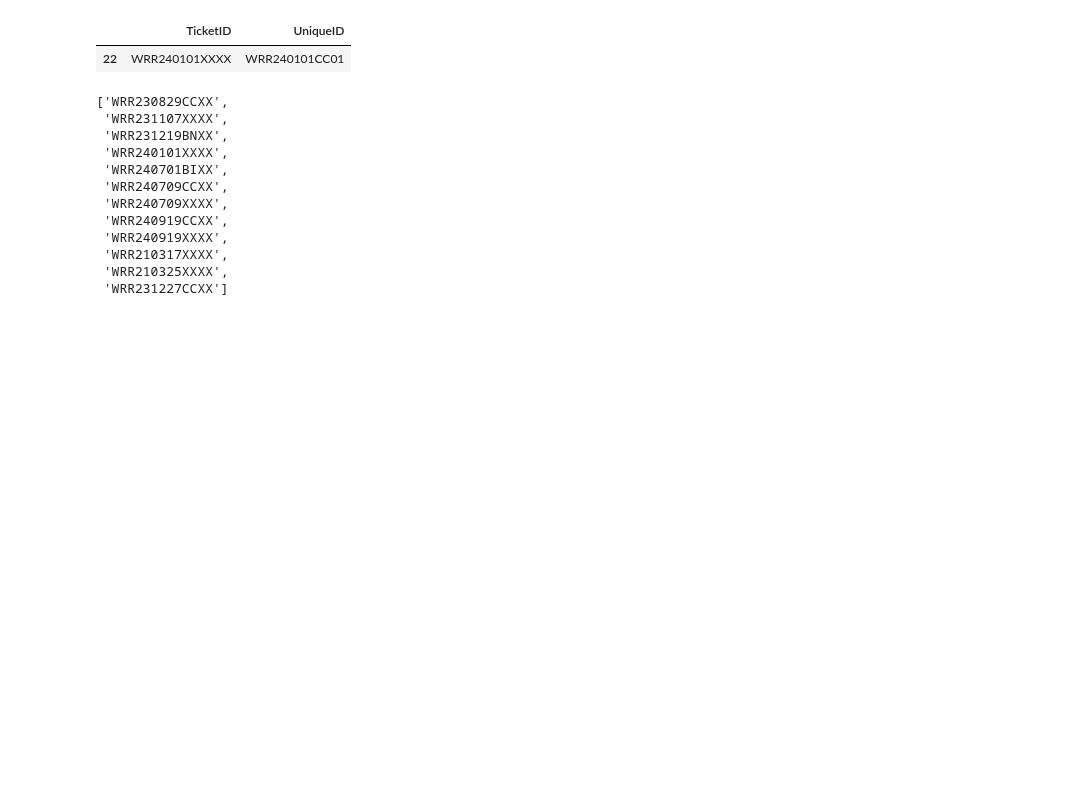
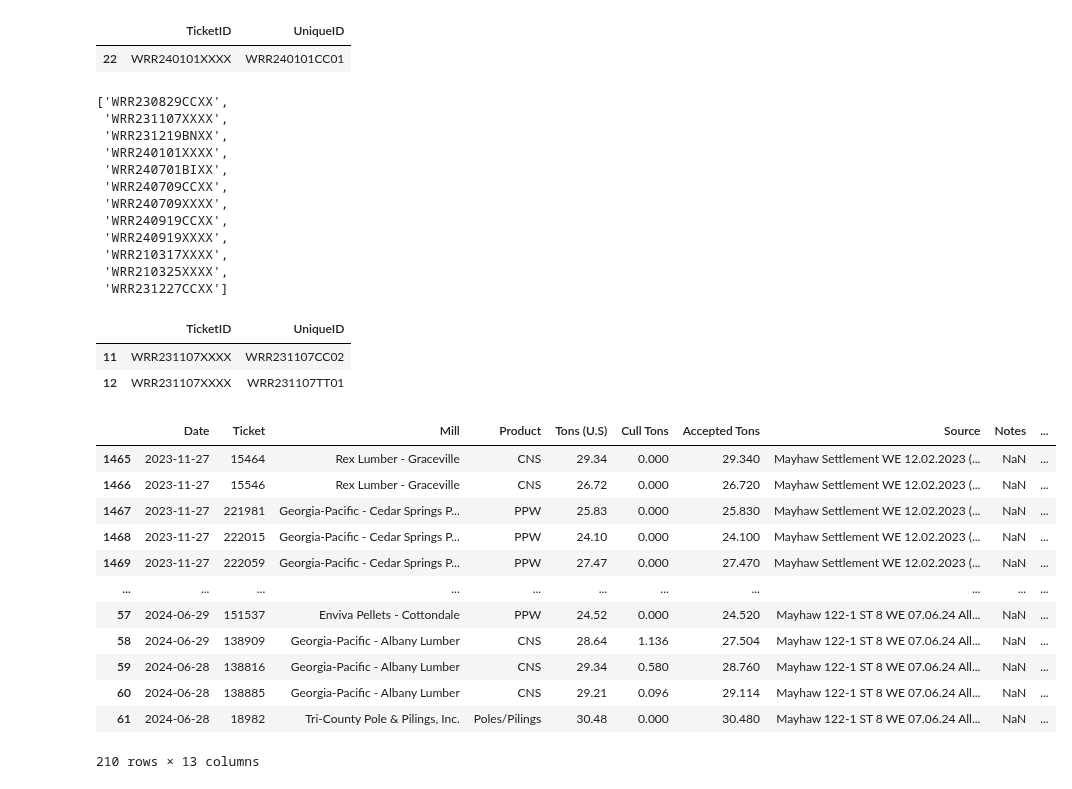
Before and after one commit to BilyBrown/sqlite3-tutorial, a Jupyter notebook: create_wrr_tables_00.ipynb, the cells around one changed output. Drawn from its saved outputs; the diff is of its cells as text; code cells hidden in the pictures; blank space fills up the shorter version.

```diff
--- a/create_wrr_tables_00.ipynb
+++ b/create_wrr_tables_00.ipynb
@@ -775,3 +775,25 @@ ticketid_table[ticketid_table['TicketID'].str.contains('X')]['TicketID'].unique(
  'WRR210317XXXX',
  'WRR210325XXXX',
  'WRR231227CCXX']
+# %%
+ticketid_table[ticketid_table['TicketID'] == 'WRR231107XXXX']
+# %% [output]
+|  | TicketID | UniqueID |
+| 11 | WRR231107XXXX | WRR231107CC02 |
+| 12 | WRR231107XXXX | WRR231107TT01 |
+# %%
+mill_df[mill_df['TicketID'] == 'WRR231107CC02']
+# %% [output]
+|  | Date | Ticket | Mill | Product | Tons (U.S) | Cull Tons | Accepted Tons | Source | Notes | ... |
+| 1465 | 2023-11-27 | 15464 | Rex Lumber - Graceville | CNS | 29.34 | 0.000 | 29.340 | Mayhaw Settlement WE 12.02.2023 (... | NaN | ... |
+| 1466 | 2023-11-27 | 15546 | Rex Lumber - Graceville | CNS | 26.72 | 0.000 | 26.720 | Mayhaw Settlement WE 12.02.2023 (... | NaN | ... |
+| 1467 | 2023-11-27 | 221981 | Georgia-Pacific - Cedar Springs P... | PPW | 25.83 | 0.000 | 25.830 | Mayhaw Settlement WE 12.02.2023 (... | NaN | ... |
+| 1468 | 2023-11-27 | 222015 | Georgia-Pacific - Cedar Springs P... | PPW | 24.10 | 0.000 | 24.100 | Mayhaw Settlement WE 12.02.2023 (... | NaN | ... |
+| 1469 | 2023-11-27 | 222059 | Georgia-Pacific - Cedar Springs P... | PPW | 27.47 | 0.000 | 27.470 | Mayhaw Settlement WE 12.02.2023 (... | NaN | ... |
+| ... | ... | ... | ... | ... | ... | ... | ... | ... | ... | ... |
+| 57 | 2024-06-29 | 151537 | Enviva Pellets - Cottondale | PPW | 24.52 | 0.000 | 24.520 | Mayhaw 122-1 ST 8 WE 07.06.24 All... | NaN | ... |
+| 58 | 2024-06-29 | 138909 | Georgia-Pacific - Albany Lumber | CNS | 28.64 | 1.136 | 27.504 | Mayhaw 122-1 ST 8 WE 07.06.24 All... | NaN | ... |
+| 59 | 2024-06-28 | 138816 | Georgia-Pacific - Albany Lumber | CNS | 29.34 | 0.580 | 28.760 | Mayhaw 122-1 ST 8 WE 07.06.24 All... | NaN | ... |
+| 60 | 2024-06-28 | 138885 | Georgia-Pacific - Albany Lumber | CNS | 29.21 | 0.096 | 29.114 | Mayhaw 122-1 ST 8 WE 07.06.24 All... | NaN | ... |
+| 61 | 2024-06-28 | 18982 | Tri-County Pole & Pilings, Inc. | Poles/Pilings | 30.48 | 0.000 | 30.480 | Mayhaw 122-1 ST 8 WE 07.06.24 All... | NaN | ... |
+210 rows × 13 columns
```
Also changed, not shown: 3 other files.
